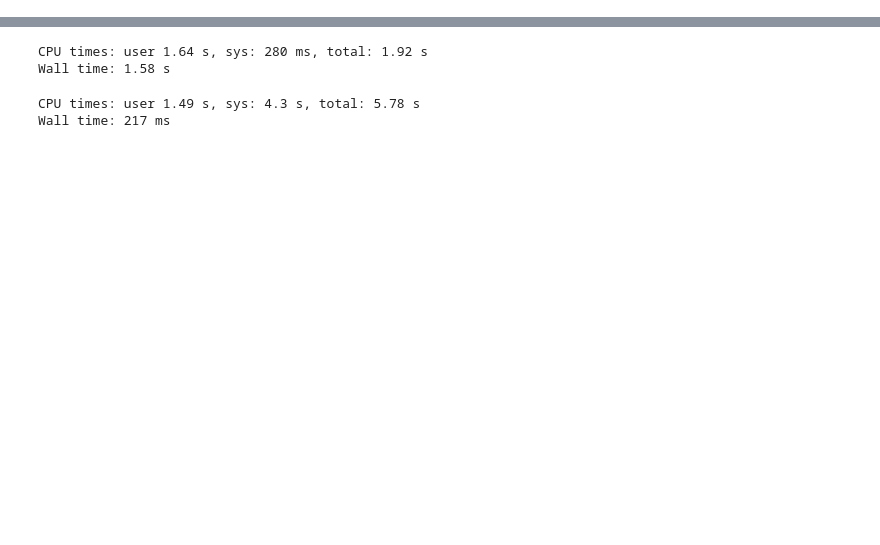
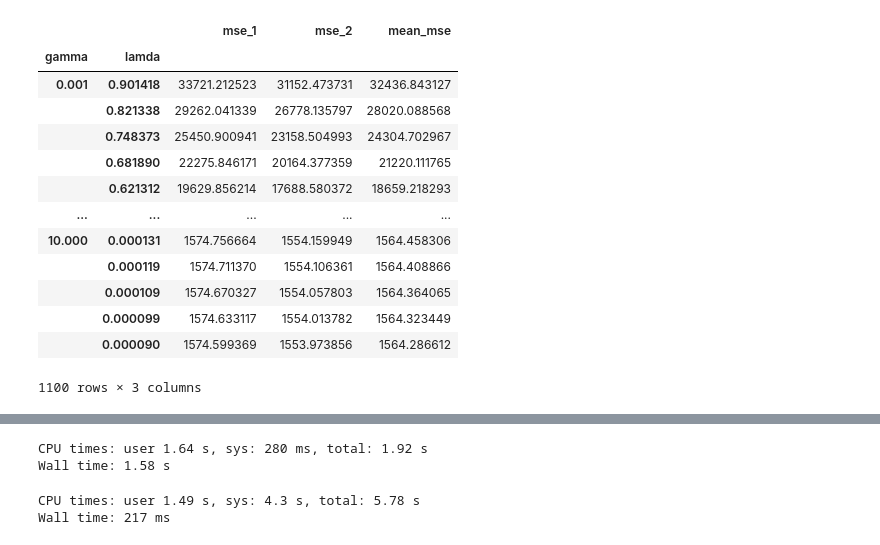
Before and after one commit to JosefNagelschmidt/cov_vacc_models, a Jupyter notebook: src/sandbox/testing_lasso.ipynb, the cells around one changed output, grey strips where cells are left out. Saved outputs shown, nothing was run; the diff lists cells and outputs as text; code cells hidden in the pictures; blank space fills up the shorter version.

```diff
--- a/src/sandbox/testing_lasso.ipynb
+++ b/src/sandbox/testing_lasso.ipynb
@@ -235,5 +380,22 @@ def lasso_numba(
+# %%
+def get_lamda_path(X, y, epsilon=0.0001, K=100):
+    m, p = X.shape
+
+    y = y.reshape((m, 1))
+    sx = X
+    sy = y
+
+    lambda_max = np.max(np.abs(np.sum(sx * sy, axis=0))) / m
+    lamda_path = np.exp(
+        np.linspace(
+            start=np.log(lambda_max), stop=np.log(lambda_max * epsilon), num=np.int64(K)
+        )
+    )
+
+    return lamda_path
 # %%
-np.random.seed(seed=1)
+np.random.seed(seed=5)
 n = 3000
-X = np.random.rand(n,15)
-y = np.array(13* X[:,7] + X[:,3] + X[:,5] + X[:,6] +X[:,7] +X[:,8]- 1.5 * X[:,0] - 14.5 * X[:,1] + 5 + np.random.normal(0,0.5,n), dtype=np.float64).reshape(-1,1)
+X = np.random.rand(n,45)
+#y = np.array(13* X[:,7] + X[:,3] + X[:,5] + X[:,6] +X[:,7] +X[:,8]- 1.5 * X[:,0] - 14.5 * X[:,1] + 5 + np.random.normal(0,1,n), dtype=np.float64).reshape(-1,1)
+y = np.array(3* X[:,7] + X[:,3] + X[:,5] + X[:,6] +X[:,7] + 4* X[:,8]- 1.5 * X[:,0] - 14.5 * X[:,1] + 5 + np.random.normal(0,1,n), dtype=np.float64).reshape(-1,1)
@@ -241,0 +423,8 @@ y = np.array(13* X[:,7] + X[:,3] + X[:,5] + X[:,6] +X[:,7] +X[:,8]- 1.5 * X[:,0]
+# %%
+def make_prediction(X, y, theta_nat, intercept=True):
+    if intercept:
+        X = np.insert(X, 0, 1, axis=1)
+
+    y_hat = X @ theta_nat.reshape((X.shape[1],1))
+    mse = np.sum(np.square(y - y_hat))
+    return y_hat, mse
@@ -241,0 +499,19 @@ y = np.array(13* X[:,7] + X[:,3] + X[:,5] + X[:,6] +X[:,7] +X[:,8]- 1.5 * X[:,0]
+# %%
+cv_results, params_opt = cv_adaptive_lasso(X, y)
+# %%
+cv_results
+# %% [output]
+|  |  | mse_1 | mse_2 | mean_mse |
+| gamma | lamda |  |  |  |
+| 0.001 | 0.901418 | 33721.212523 | 31152.473731 | 32436.843127 |
+|  | 0.821338 | 29262.041339 | 26778.135797 | 28020.088568 |
+|  | 0.748373 | 25450.900941 | 23158.504993 | 24304.702967 |
+|  | 0.681890 | 22275.846171 | 20164.377359 | 21220.111765 |
+|  | 0.621312 | 19629.856214 | 17688.580372 | 18659.218293 |
+| ... | ... | ... | ... | ... |
+| 10.000 | 0.000131 | 1574.756664 | 1554.159949 | 1564.458306 |
+|  | 0.000119 | 1574.711370 | 1554.106361 | 1564.408866 |
+|  | 0.000109 | 1574.670327 | 1554.057803 | 1564.364065 |
+|  | 0.000099 | 1574.633117 | 1554.013782 | 1564.323449 |
+|  | 0.000090 | 1574.599369 | 1553.973856 | 1564.286612 |
+1100 rows × 3 columns
```
Also changed, not shown: parts of 62 cells of this notebook, 16 other files.
